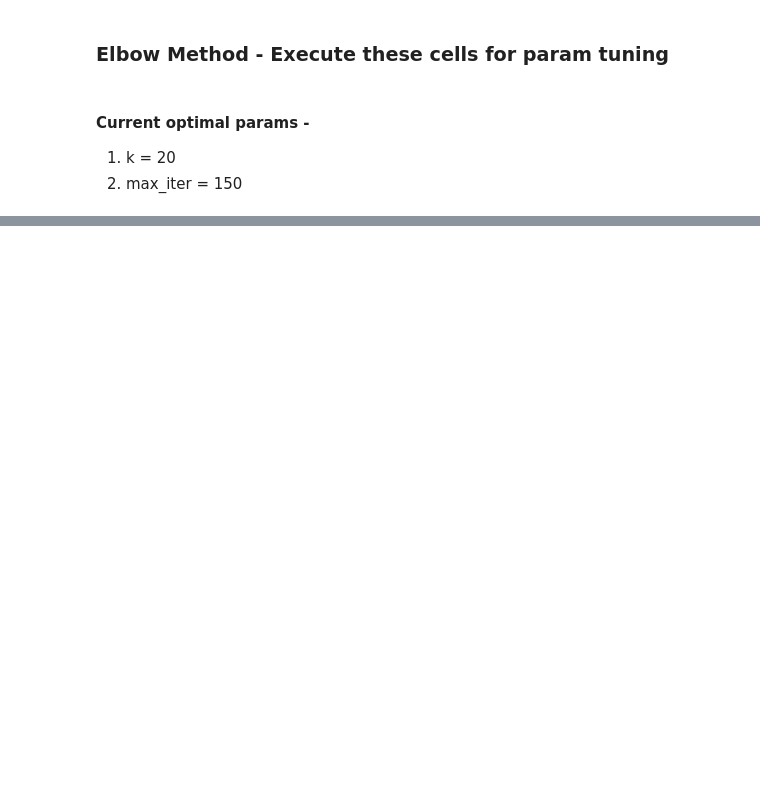
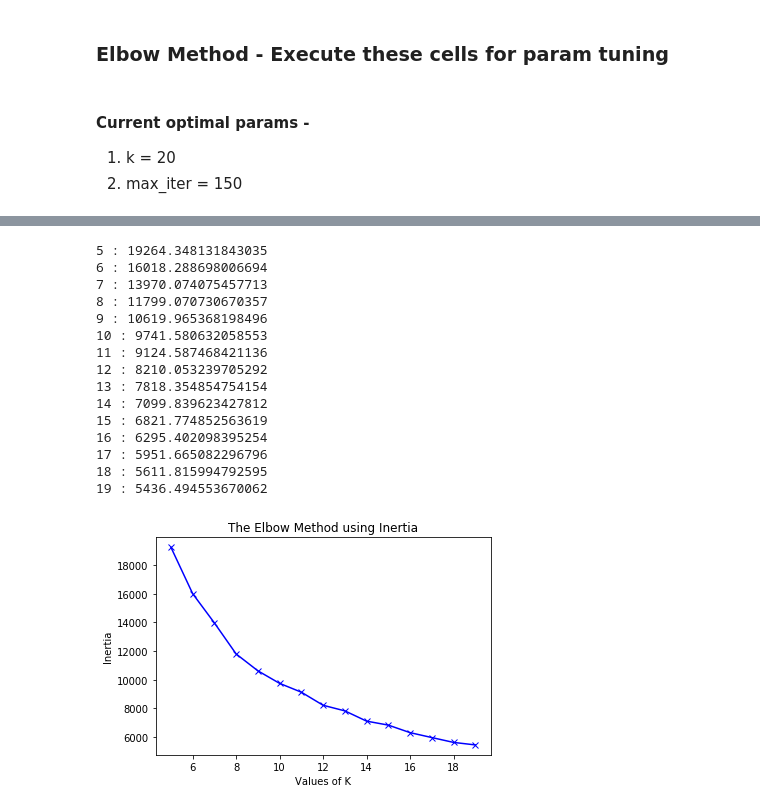
Before and after one commit to vishaldhull09/GS-loggings, a Jupyter notebook: Final_Code_transfer_learning.ipynb, the cells around one changed output, grey strips where cells are left out. Drawn from its saved outputs; the diff is of its cells as text; code cells hidden in the pictures; blank space fills up the shorter version.

```diff
--- a/Final_Code_transfer_learning.ipynb
+++ b/Final_Code_transfer_learning.ipynb
@@ -432,9 +416,26 @@ submission_private.to_csv('submission_3_clusters_word2vec_pca_add_PRIVATE.csv',i
 # %%
-# for key,val in mapping2.items():
-#     print(str(key)+' : '+str(val))
+for key,val in mapping2.items():
+     print(str(key)+' : '+str(val))
 
-# plt.plot(iters, inertias, 'bx-')
-# plt.xlabel('Values of K')
-# plt.ylabel('Inertia')
-# plt.title('The Elbow Method using Inertia')
-# plt.show()
+plt.plot([i for i in range(5,20)], inertias, 'bx-')
+plt.xlabel('Values of K')
+plt.ylabel('Inertia')
+plt.title('The Elbow Method using Inertia')
+plt.show()
+# %% [output]
+5 : 19264.348131843035
+6 : 16018.288698006694
+7 : 13970.074075457713
+8 : 11799.070730670357
+9 : 10619.965368198496
+10 : 9741.580632058553
+11 : 9124.587468421136
+12 : 8210.053239705292
+13 : 7818.354854754154
+14 : 7099.839623427812
+15 : 6821.774852563619
+16 : 6295.402098395254
+17 : 5951.665082296796
+18 : 5611.815994792595
+19 : 5436.494553670062
+[figure, added]
```
Also changed, not shown: parts of 61 cells of this notebook.
